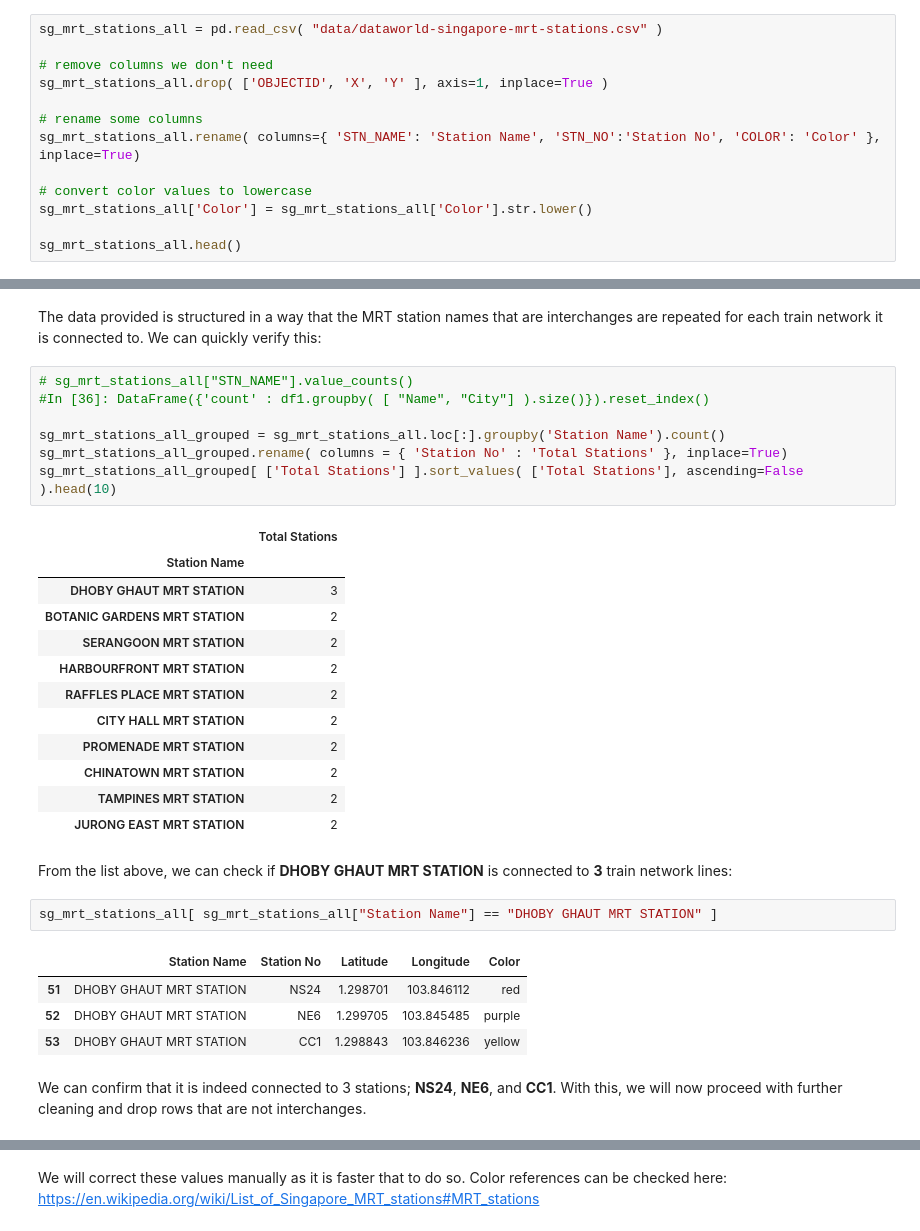
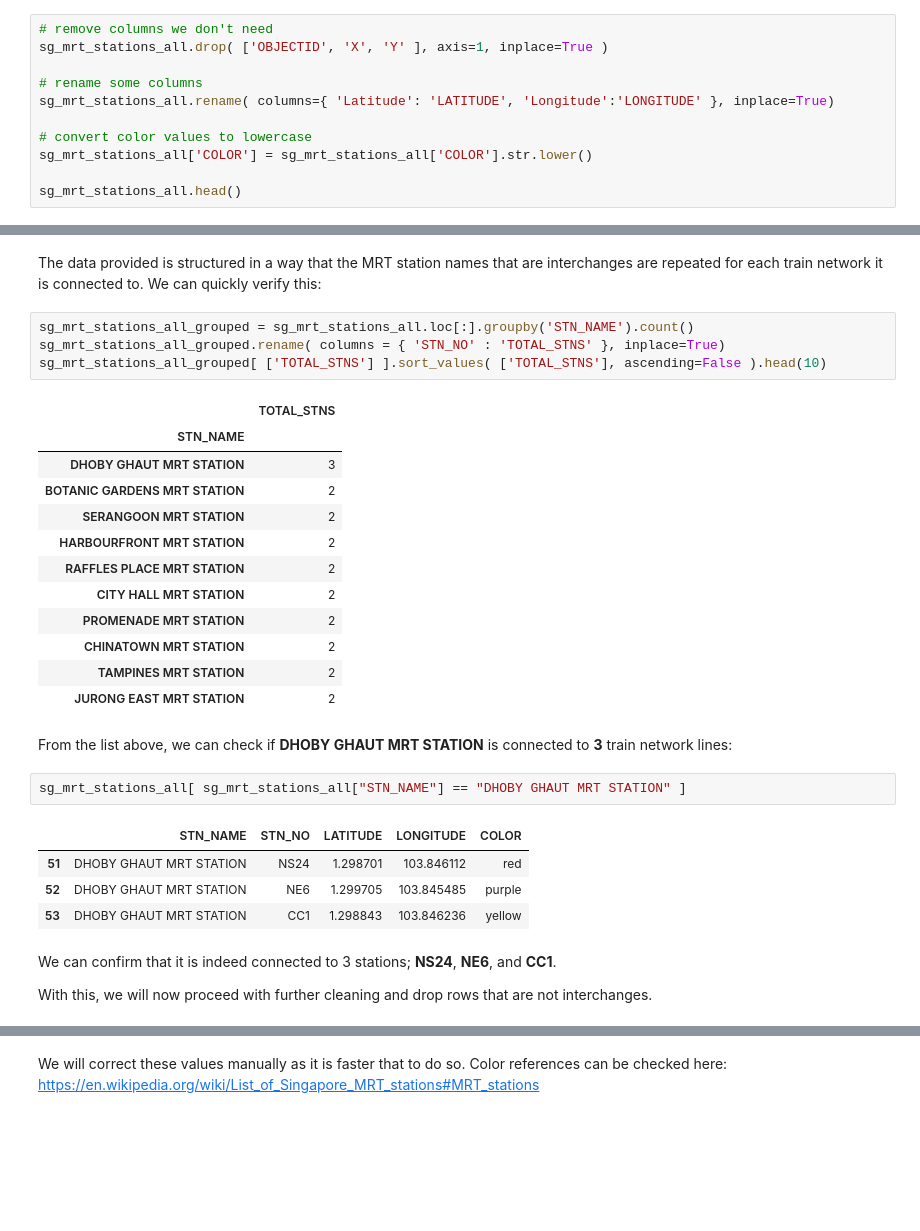
Before and after one commit to alfredtan/Coursera_Capstone, a Jupyter notebook: Week 4 Assignment/Capstone - Final Assignment.ipynb, the cells around one changed output, grey strips where cells are left out. Saved outputs shown, nothing was run; the diff lists cells and outputs as text; blank space fills up the shorter version.

```diff
--- a/Week 4 Assignment/Capstone - Final Assignment.ipynb
+++ b/Week 4 Assignment/Capstone - Final Assignment.ipynb
@@ -69,14 +92,12 @@ We'll start by taking a look at the list of MRT stations taken from the data.wor
 # %%
-sg_mrt_stations_all = pd.read_csv( "data/dataworld-singapore-mrt-stations.csv" )
-
 # remove columns we don't need
 sg_mrt_stations_all.drop( ['OBJECTID', 'X', 'Y' ], axis=1, inplace=True )
 
 # rename some columns
-sg_mrt_stations_all.rename( columns={ 'STN_NAME': 'Station Name', 'STN_NO':'Station No', 'COLOR': 'Color' }, inplace=True)
+sg_mrt_stations_all.rename( columns={ 'Latitude': 'LATITUDE', 'Longitude':'LONGITUDE' }, inplace=True)
 
 # convert color values to lowercase
-sg_mrt_stations_all['Color'] = sg_mrt_stations_all['Color'].str.lower()
+sg_mrt_stations_all['COLOR'] = sg_mrt_stations_all['COLOR'].str.lower()
 
 sg_mrt_stations_all.head()
 # %% [output]
@@ -94,15 +115,12 @@ sg_mrt_stations_all.shape
 # %% [markdown]
 The data provided is structured in a way that the MRT station names that are interchanges are repeated for each train network it is connected to. We can quickly verify this:
 # %%
-# sg_mrt_stations_all["STN_NAME"].value_counts()
-#In [36]: DataFrame({'count' : df1.groupby( [ "Name", "City"] ).size()}).reset_index()
-
-sg_mrt_stations_all_grouped = sg_mrt_stations_all.loc[:].groupby('Station Name').count()
-sg_mrt_stations_all_grouped.rename( columns = { 'Station No' : 'Total Stations' }, inplace=True)
-sg_mrt_stations_all_grouped[ ['Total Stations'] ].sort_values( ['Total Stations'], ascending=False ).head(10)
+sg_mrt_stations_all_grouped = sg_mrt_stations_all.loc[:].groupby('STN_NAME').count()
+sg_mrt_stations_all_grouped.rename( columns = { 'STN_NO' : 'TOTAL_STNS' }, inplace=True)
+sg_mrt_stations_all_grouped[ ['TOTAL_STNS'] ].sort_values( ['TOTAL_STNS'], ascending=False ).head(10)
 # %% [output]
-|  | Total Stations |
-| Station Name |  |
+|  | TOTAL_STNS |
+| STN_NAME |  |
 | DHOBY GHAUT MRT STATION | 3 |
 | BOTANIC GARDENS MRT STATION | 2 |
 | SERANGOON MRT STATION | 2 |
@@ -116,11 +134,13 @@ sg_mrt_stations_all_grouped[ ['Total Stations'] ].sort_values( ['Total Stations'
 # %% [markdown]
 From the list above, we can check if **DHOBY GHAUT MRT STATION** is connected to **3** train network lines:
 # %%
-sg_mrt_stations_all[ sg_mrt_stations_all["Station Name"] == "DHOBY GHAUT MRT STATION" ]
+sg_mrt_stations_all[ sg_mrt_stations_all["STN_NAME"] == "DHOBY GHAUT MRT STATION" ]
 # %% [output]
-|  | Station Name | Station No | Latitude | Longitude | Color |
+|  | STN_NAME | STN_NO | LATITUDE | LONGITUDE | COLOR |
 | 51 | DHOBY GHAUT MRT STATION | NS24 | 1.298701 | 103.846112 | red |
 | 52 | DHOBY GHAUT MRT STATION | NE6 | 1.299705 | 103.845485 | purple |
 | 53 | DHOBY GHAUT MRT STATION | CC1 | 1.298843 | 103.846236 | yellow |
 # %% [markdown]
-We can confirm that it is indeed connected to 3 stations; **NS24**, **NE6**, and **CC1**. With this, we will now proceed with further cleaning and drop rows that are not interchanges.
+We can confirm that it is indeed connected to 3 stations; **NS24**, **NE6**, and **CC1**.
+
+With this, we will now proceed with further cleaning and drop rows that are not interchanges.
```
Also changed, not shown: parts of 59 cells of this notebook, 4 other files.
